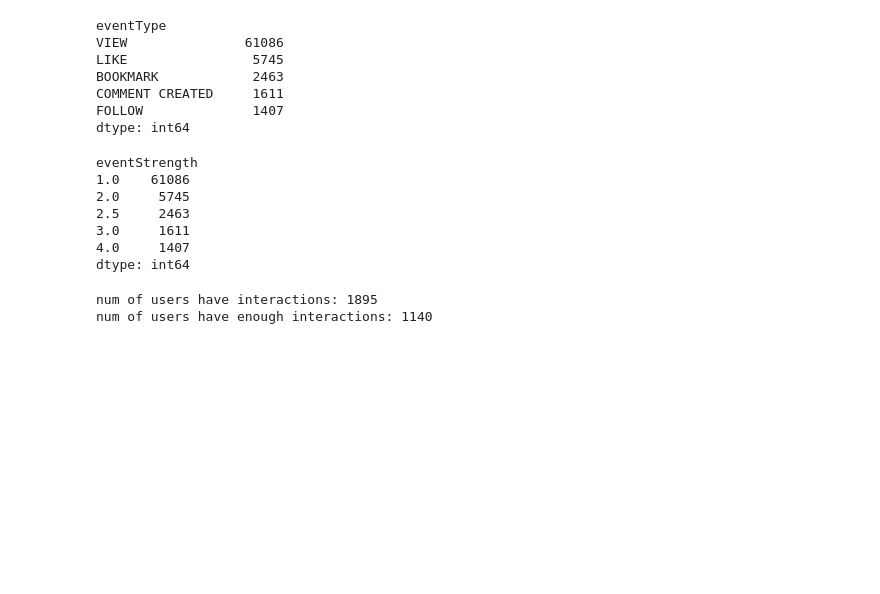
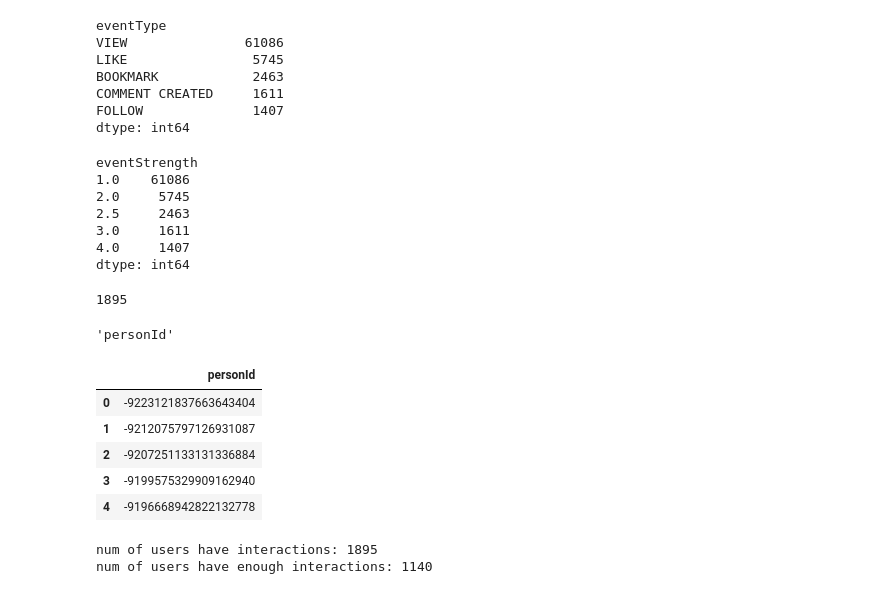
Before and after one commit to PengInGitHub/catboost, a Jupyter notebook: RS.ipynb, the cells around one changed output. Saved outputs shown, nothing was run; the diff lists cells and outputs as text; code cells hidden in the pictures; blank space fills up the shorter version.

```diff
--- a/RS.ipynb
+++ b/RS.ipynb
@@ -63,6 +63,27 @@ eventStrength
 3.0     1611
 4.0     1407
 dtype: int64
+# %%
+inter_user_item = interactions_df.groupby(['personId', 'contentId']).size().groupby('personId').size()
+inter_user_item.head(10) # overall interactions per user
+len(inter_user_item) # num of unique user
+# %% [output]
+1895
+# %%
+inter_user_item.index.name
+# %% [output]
+'personId'
+# %%
+inter_user_item_filter = inter_user_item[inter_user_item>=5].reset_index()[['personId']]
+#inter_user_item_filter
+inter_user_item_filter.head()
+# %% [output]
+|  | personId |
+| 0 | -9223121837663643404 |
+| 1 | -9212075797126931087 |
+| 2 | -9207251133131336884 |
+| 3 | -9199575329909162940 |
+| 4 | -9196668942822132778 |
 # %%
 # get users have no more than 5 interactions
 count_of_content_per_user = interactions_df.groupby(['personId', 'contentId']).size().groupby('personId').size()
```
Also changed, not shown: parts of 1 cell of this notebook.
